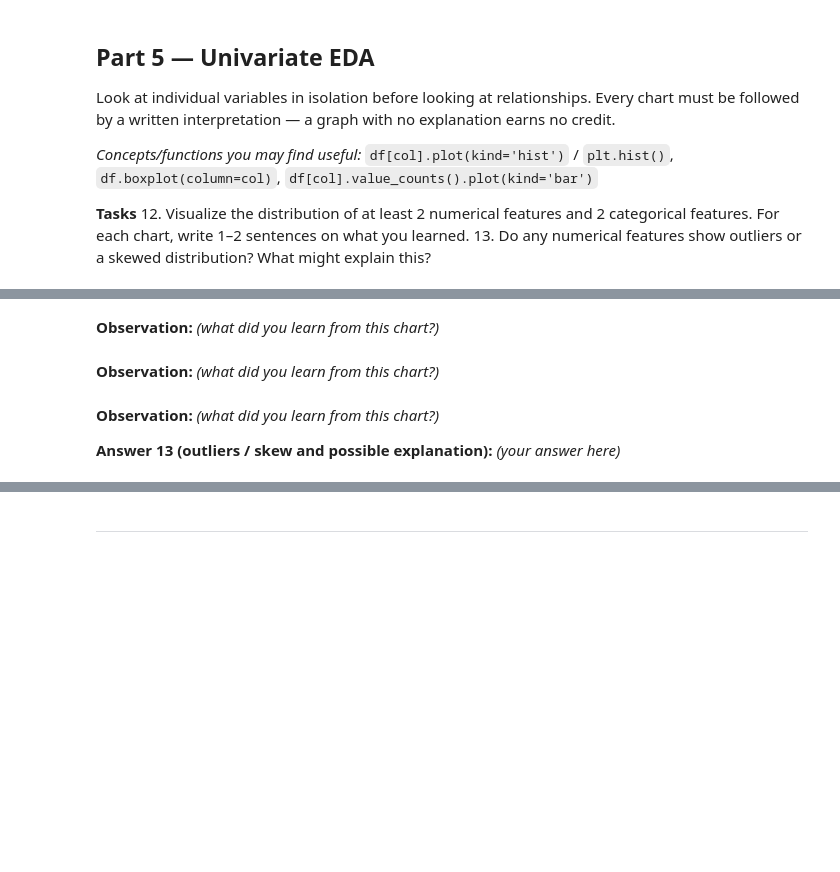
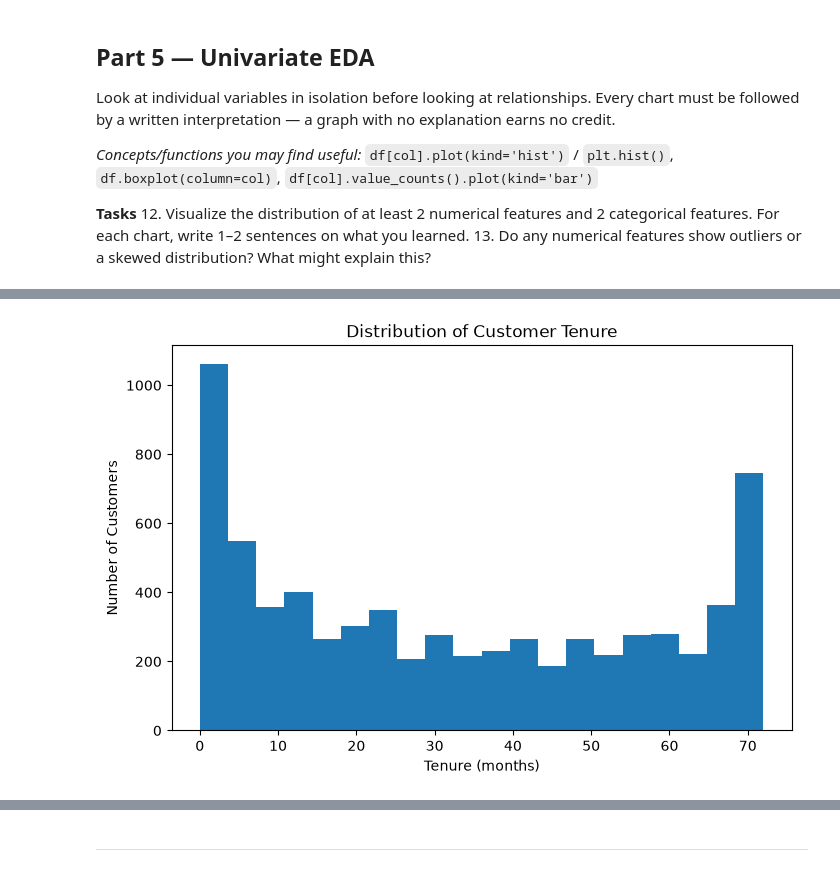
Before and after one commit to arshadalikhokhar05-sketch/machine-learning-data-preprocessing-lab, a Jupyter notebook: Lab2_Data_Cleaning_EDA_Template.ipynb, the cells around one changed output, grey strips where cells are left out. Drawn from its saved outputs; the diff is of its cells as text; code cells hidden in the pictures; blank space fills up the shorter version.

Commit message:
Complete Task 12 - univariate EDA

```diff
--- a/Lab2_Data_Cleaning_EDA_Template.ipynb
+++ b/Lab2_Data_Cleaning_EDA_Template.ipynb
@@ -359,2 +352,0 @@ Look at individual variables in isolation before looking at relationships. Every
-# %% [markdown]
-**Observation:** _(what did you learn from this chart?)_
@@ -363,2 +352,0 @@ Look at individual variables in isolation before looking at relationships. Every
-# %% [markdown]
-**Observation:** _(what did you learn from this chart?)_
@@ -367,5 +353,10 @@ Look at individual variables in isolation before looking at relationships. Every
-# %% [markdown]
-**Observation:** _(what did you learn from this chart?)_
-
-**Answer 13 (outliers / skew and possible explanation):**
-_(your answer here)_
+# %%
+# Task 12 — numerical feature 1: distribution plot
+plt.figure(figsize=(8, 5))
+plt.hist(clean_df["tenure"], bins=20)
+plt.xlabel("Tenure (months)")
+plt.ylabel("Number of Customers")
+plt.title("Distribution of Customer Tenure")
+plt.show()
+# %% [output]
+[figure, added]
```
Also changed, not shown: parts of 12 cells of this notebook.
